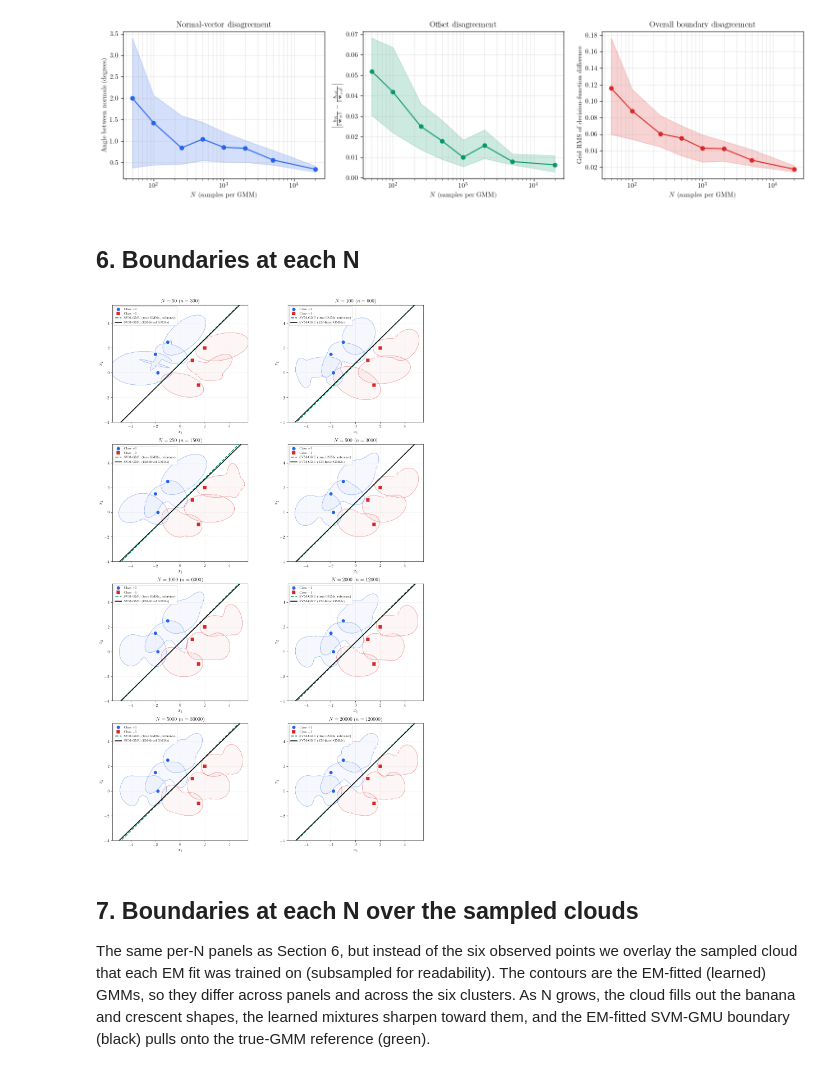
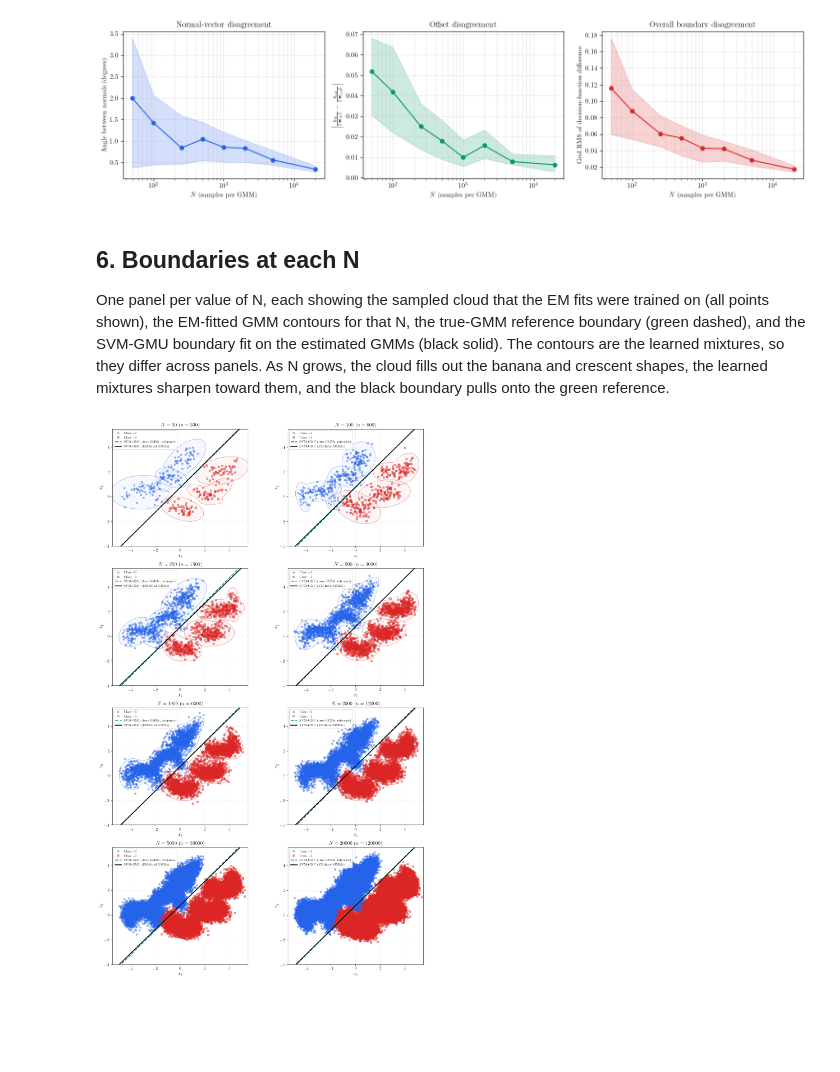
Before and after one commit to SushrutGaikwad/svm-gmu, a Jupyter notebook: experiments/em_fitted_gmu.ipynb, the cells around one changed output. Cells and saved outputs as stored; diff of their text form; code cells hidden in the pictures; blank space fills up the shorter version.

```diff
--- a/experiments/em_fitted_gmu.ipynb
+++ b/experiments/em_fitted_gmu.ipynb
@@ -149,7 +149,8 @@ def run_sweep_multiseed(n_values, w_ref, b_ref, seeds):
 
 
 def make_panel_figure(X, y, records, w_ref, b_ref):
-    """4x2 grid: per-N EM-fitted contours + reference and learned boundaries."""
+    """4x2 grid: per-N EM-fitted contours, the full sampled cloud each EM fit
+    was trained on, and the reference and learned boundaries."""
     from svm_gmu.plotting import plot_uncertainty
 
     n_rows, n_cols = 4, 2
@@ -161,11 +162,38 @@ def make_panel_figure(X, y, records, w_ref, b_ref):
 
     for k, r in enumerate(records):
         ax = axes[k // n_cols, k % n_cols]
+
+        # Layer 1: EM-fitted GMM contours for this N. plot_uncertainty also
+        # scatters the six observed points; strip those PathCollections so
+        # only the learned contours remain.
         plot_uncertainty(
             X, y, r["su_hat"], sigmas=(3,),
             title=rf"$N = {r['n']}$  $\left(n = {r['n_total']}\right)$",
             ax=ax,
         )
+        for coll in list(ax.collections):
+            if isinstance(coll, plt.matplotlib.collections.PathCollection):
+                coll.remove()
+
+        # Layer 2: the full sampled cloud the EM fit was trained on (every
+        # point, no subsampling). The scatter layer is rasterized so the saved
+        # .pgf stays a manageable size at large N; contours, boundaries, and
+        # text remain vector.
+        X_exp, y_exp = r["X_exp"], r["y_exp"]
+        for label, color, marker, class_label in [
+            (+1, "#2563eb", "o", "Class +1"),
+            (-1, "#dc2626", "s", "Class −1"),
+        ]:
+            mask = y_exp == label
+            ax.scatter(
+                X_exp[mask, 0], X_exp[mask, 1],
+                s=30, c=color, marker=marker,
+                alpha=0.5, edgecolors="none", zorder=2,
+                rasterized=True,
+                label=class_label,
+            )
+
+        # Layer 3: reference and EM-fitted SVM-GMU boundaries.
         _draw_line(ax, w_ref, b_ref, xlim, color=ref_color, linewidth=2.2,
                    linestyle="--", zorder=4, label="SVM-GMU (true GMMs, reference)")
         _draw_line(ax, r["w"], r["b"], xlim, color=learned_color, linewidth=2.0,
@@ -246,15 +268,14 @@ plt.show()
 [figure]
 # %% [markdown]
 ## 6. Boundaries at each N
+
+One panel per value of N, each showing the sampled cloud that the EM fits were trained on (all points shown), the EM-fitted GMM contours for that N, the true-GMM reference boundary (green dashed), and the SVM-GMU boundary fit on the estimated GMMs (black solid). The contours are the learned mixtures, so they differ across panels. As N grows, the cloud fills out the banana and crescent shapes, the learned mixtures sharpen toward them, and the black boundary pulls onto the green reference.
 # %%
-# Per-N EM-fitted contours with the reference and learned boundaries, for the
-# representative seed 0 (saved as em_fitted_gmu_convergence.pgf).
+# Per-N panels for the representative seed 0: full sampled clouds, EM-fitted
+# contours, and both boundaries (saved as em_fitted_gmu_convergence.pgf).
 fig = make_panel_figure(X, y, records, w_ref, b_ref)
-fig.savefig(C.GRAPHICS_DIR / "em_fitted_gmu_convergence.pgf", backend="pgf", bbox_inches="tight")
+fig.savefig(C.GRAPHICS_DIR / "em_fitted_gmu_convergence.pgf", backend="pgf",
+            bbox_inches="tight", dpi=300)
 plt.show()
 # %% [output]
-[figure, old version]
+[figure, new version]
-# %% [markdown]
-## 7. Boundaries at each N over the sampled clouds
-
-The same per-N panels as Section 6, but instead of the six observed points we overlay the sampled cloud that each EM fit was trained on (subsampled for readability). The contours are the EM-fitted (learned) GMMs, so they differ across panels and across the six clusters. As N grows, the cloud fills out the banana and crescent shapes, the learned mixtures sharpen toward them, and the EM-fitted SVM-GMU boundary (black) pulls onto the true-GMM reference (green).
```
Also changed, not shown: parts of 3 cells of this notebook, 23 other files.
